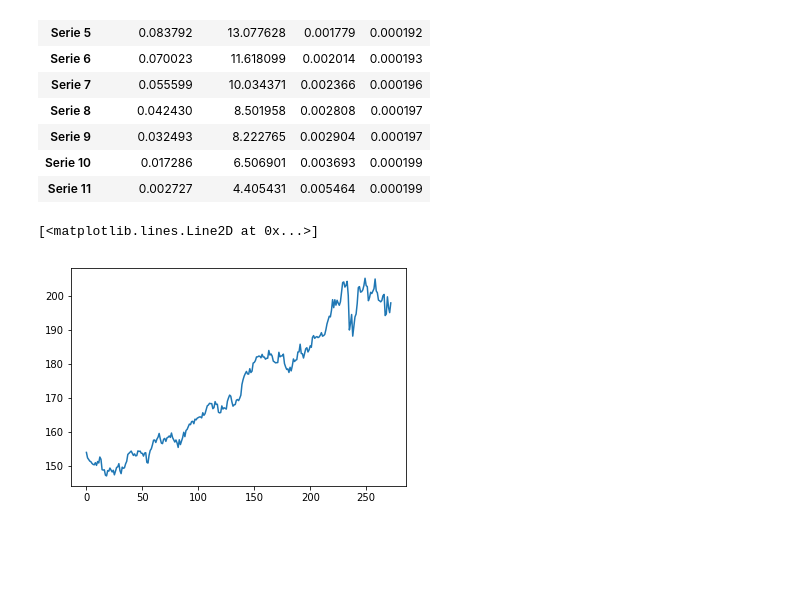
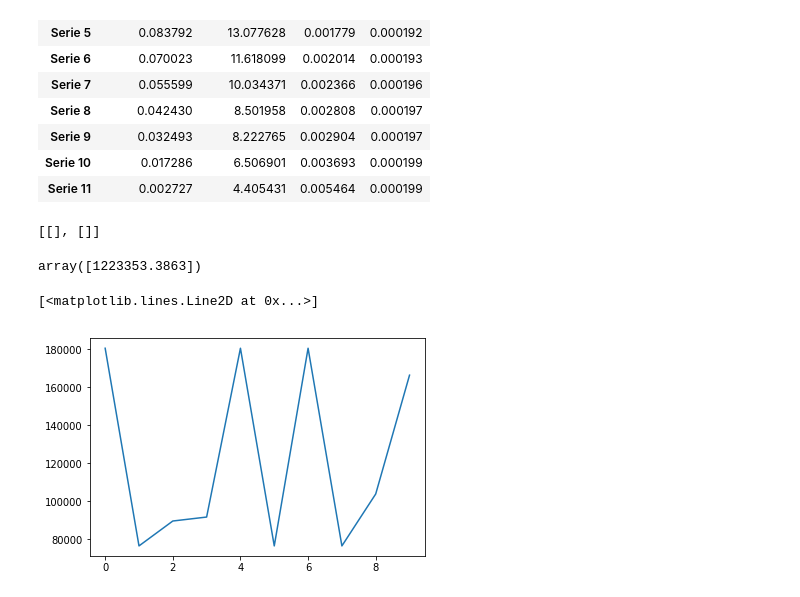
Before and after one commit to Dianachav/Trading_Lab1, a Jupyter notebook: Lab1_Python.ipynb, the cells around one changed output. Cells and saved outputs as stored; diff of their text form; code cells hidden in the pictures; blank space fills up the shorter version.

```diff
--- a/Lab1_Python.ipynb
+++ b/Lab1_Python.ipynb
@@ -313,0 +321,4 @@ for item in reversed(nav1):
+# %%
+NotM(t11,t12)
+# %% [output]
+[[], []]
@@ -314,8 +334,50 @@ for item in reversed(nav1):
+# %%
+#Mes 1
+beav1 = pd.DataFrame(mes1.loc["BEAV"])
+cbeav1 = (beav1.iloc[1]*beav1.iloc[2])*0.003
+
+tasr1 = pd.DataFrame(mes1.loc["TASR"])
+ctasr1 = (tasr1.iloc[1]*tasr1.iloc[2])*0.003
+
+#Mes 2
+aaxn2 = pd.DataFrame(mes2.loc["AAXN"])
+caaxn2 = (aaxn2.iloc[1]*aaxn2.iloc[2])*0.003
+
+#Mes 3
+aaxn3 = pd.DataFrame(mes3.loc["AAXN"])
+caaxn3 = (aaxn3.iloc[1]*aaxn3.iloc[2])*0.003
+
+#Mes 4
+beav4 = pd.DataFrame(mes4.loc["BEAV"])
+cbeav4 = (beav4.iloc[1]*beav4.iloc[2])*0.003
+
+tasr4 = pd.DataFrame(mes4.loc["TASR"])
+ctasr4 = (tasr4.iloc[1]*tasr4 .iloc[2])*0.003
+
+beav4_v = pd.DataFrame(mes4.loc["BEAV"])
+cbeav4_v1 = (beav4_v.iloc[1]*beav4_v.iloc[2])*0.003
+
+tasr4_v = pd.DataFrame(mes4.loc["TASR"])
+ctasr4_v = (tasr4_v.iloc[1]*tasr4_v.iloc[2])*0.003
+
+#Mes 5
+aaxn5 = pd.DataFrame(mes5.loc["AAXN"])
+caaxn5 = (aaxn5.iloc[1]*aaxn5.iloc[2])*0.003
+
+#Mes 7
+dgi7 = pd.DataFrame(mes7.loc["DGI"])
+cdgi7 = (dgi7.iloc[1]*dgi7.iloc[2])*0.003
+
+c = [cbeav1, ctasr1, caaxn2, caaxn3, cbeav4, ctasr4, cbeav4_v1, ctasr4_v, caaxn5, cdgi7]
+comisiones = sum(np.array(c))
+comisiones
+# %% [output]
+array([1223353.3863])
 # %%
-plt.plot(o)
+plt.plot(c)
 # %% [output]
 [<matplotlib.lines.Line2D at 0x...>]
-[figure, old version]
+[figure, new version]
 # %%
 #Descargar datos Quandl
 
```
Also changed, not shown: parts of 18 cells of this notebook.
